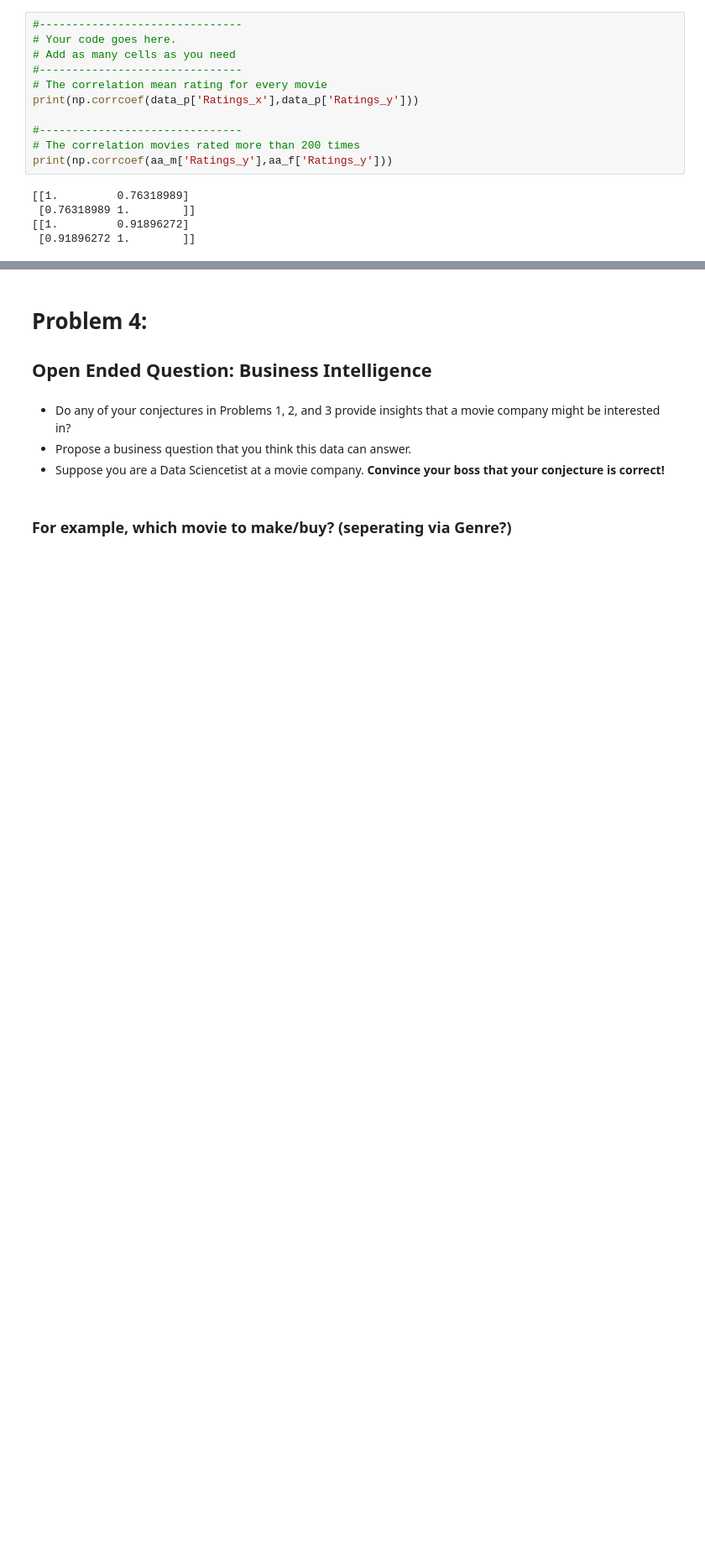
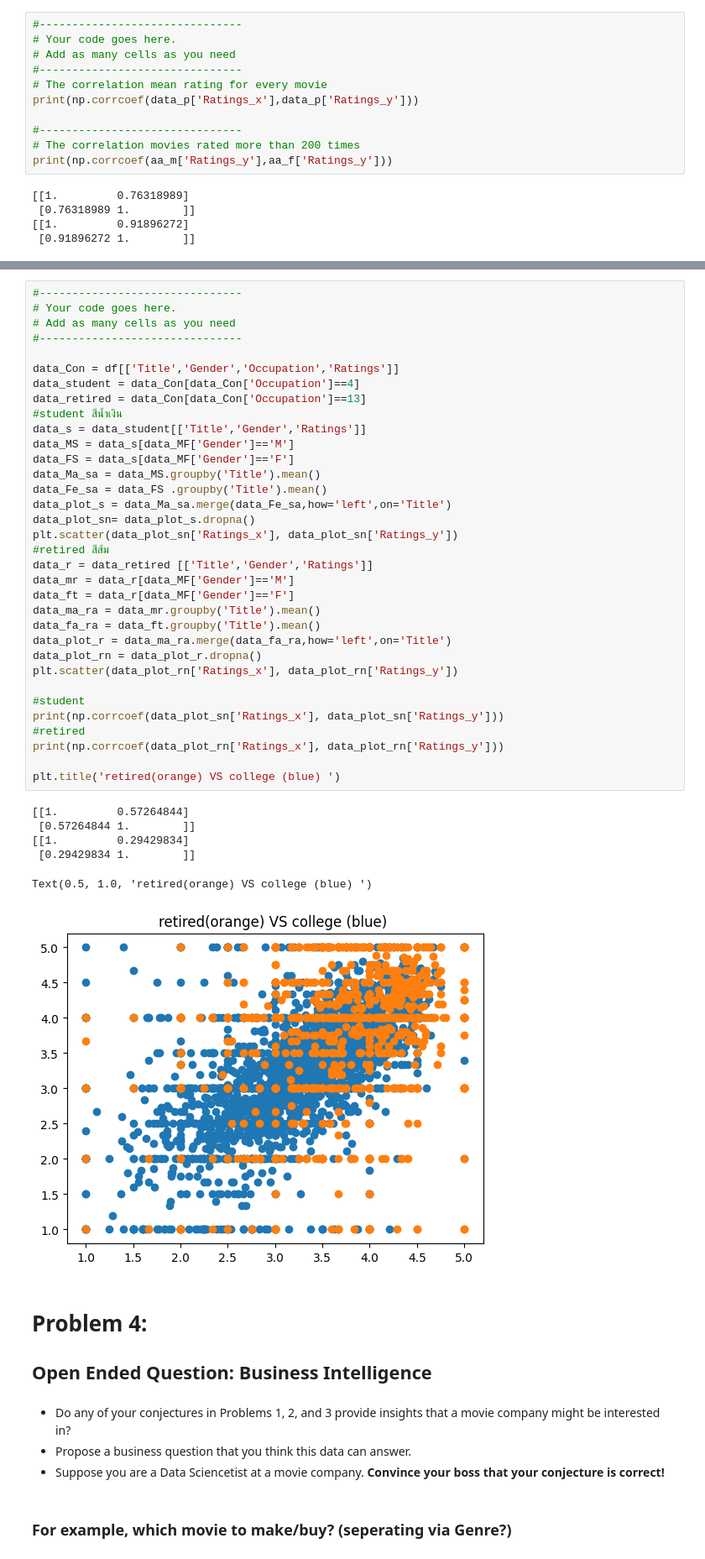
Before and after one commit to Ratchadakorn26/Data-Warehouse-and-Big-Data-Analytics-66, a Jupyter notebook: Project2_66.ipynb, the cells around one changed output, grey strips where cells are left out. Shown: that part at 84% size. Drawn from its saved outputs; the diff is of its cells as text; blank space fills up the shorter version.

```diff
--- a/Project2_66.ipynb
+++ b/Project2_66.ipynb
@@ -454,3 +448,44 @@ Conjecture 3: Men and women more similar when they watch Action, Drama, War, and
+# %%
+#-------------------------------
+# Your code goes here.
+# Add as many cells as you need
+#-------------------------------
+
+data_Con = df[['Title','Gender','Occupation','Ratings']]
+data_student = data_Con[data_Con['Occupation']==4]
+data_retired = data_Con[data_Con['Occupation']==13]
+#student สีน้ำเงิน
+data_s = data_student[['Title','Gender','Ratings']]
+data_MS = data_s[data_MF['Gender']=='M']
+data_FS = data_s[data_MF['Gender']=='F']
+data_Ma_sa = data_MS.groupby('Title').mean()
+data_Fe_sa = data_FS .groupby('Title').mean()
+data_plot_s = data_Ma_sa.merge(data_Fe_sa,how='left',on='Title')
+data_plot_sn= data_plot_s.dropna()
+plt.scatter(data_plot_sn['Ratings_x'], data_plot_sn['Ratings_y'])
+#retired สีส้ม
+data_r = data_retired [['Title','Gender','Ratings']]
+data_mr = data_r[data_MF['Gender']=='M']
+data_ft = data_r[data_MF['Gender']=='F']
+data_ma_ra = data_mr.groupby('Title').mean()
+data_fa_ra = data_ft.groupby('Title').mean()
+data_plot_r = data_ma_ra.merge(data_fa_ra,how='left',on='Title')
+data_plot_rn = data_plot_r.dropna()
+plt.scatter(data_plot_rn['Ratings_x'], data_plot_rn['Ratings_y'])
+
+#student
+print(np.corrcoef(data_plot_sn['Ratings_x'], data_plot_sn['Ratings_y']))
+#retired
+print(np.corrcoef(data_plot_rn['Ratings_x'], data_plot_rn['Ratings_y']))
+
+plt.title('retired(orange) VS college (blue) ')
+# %% [output]
+[[1.         0.57264844]
+ [0.57264844 1.        ]]
+[[1.         0.29429834]
+ [0.29429834 1.        ]]
+Text(0.5, 1.0, 'retired(orange) VS college (blue) ')
+[figure, added]
 # %% [markdown]
 # Problem 4:
 ## Open Ended Question:  Business Intelligence
```
Also changed, not shown: parts of 7 cells of this notebook.
